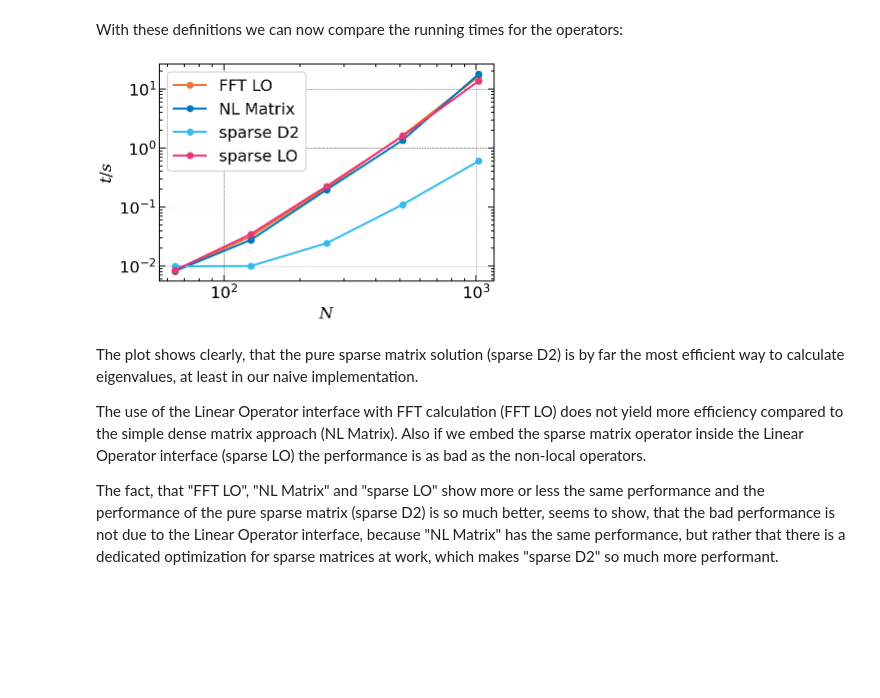
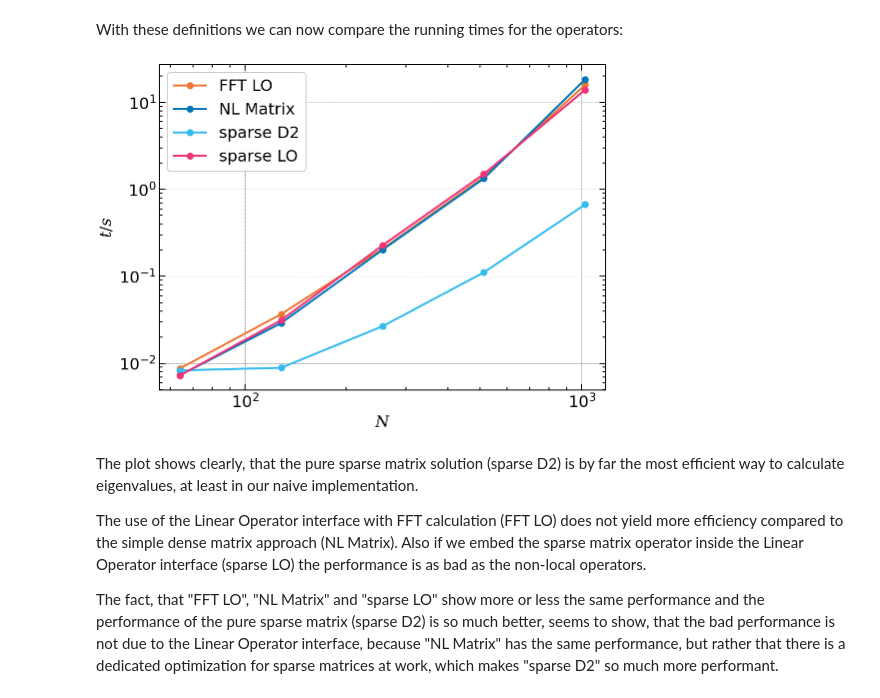
Before and after one commit to znswanderer/znswanderer.github.io, a Jupyter notebook: _jupyter/2021-08-22-Efficiancy.ipynb, the cells around one changed output. Saved outputs shown, nothing was run; the diff lists cells and outputs as text; code cells hidden in the pictures; blank space fills up the shorter version.

```diff
--- a/_jupyter/2021-08-22-Efficiancy.ipynb
+++ b/_jupyter/2021-08-22-Efficiancy.ipynb
@@ -354,16 +357,18 @@ for res in resolutions:
         t = timeit.timeit(lambda: linalg.eigsh(oprt, k=oprt.shape[0] - 2, which='SA'), number=1)
         times[name].append(t)
 # %%
+plt.figure(figsize=(8,6))
+
 for name, results in times.items():
     plt.plot(resolutions, results, 'o-', label=name)
 
 plt.yscale('log')
 plt.xscale('log')
 plt.xlabel('$N$')
 plt.ylabel('$t/s$')
 plt.legend();
 # %% [output]
-[figure, old version]
+[figure, new version]
 # %% [markdown]
 The plot shows clearly, that the pure sparse matrix solution (sparse D2) is by far the most efficient
 way to calculate eigenvalues, at least in our naive implementation.
```
Also changed, not shown: parts of 10 cells of this notebook, 7 other files.
